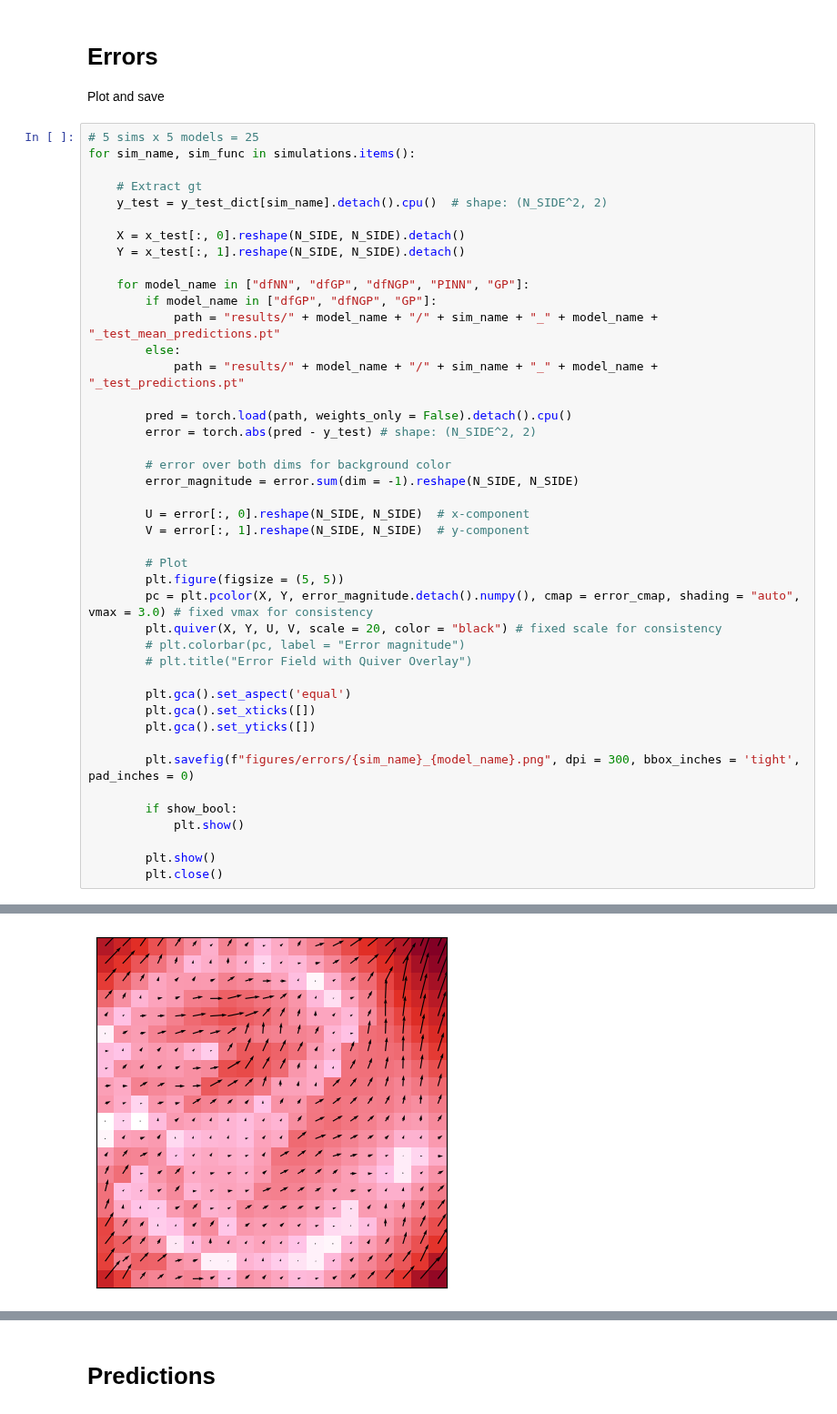
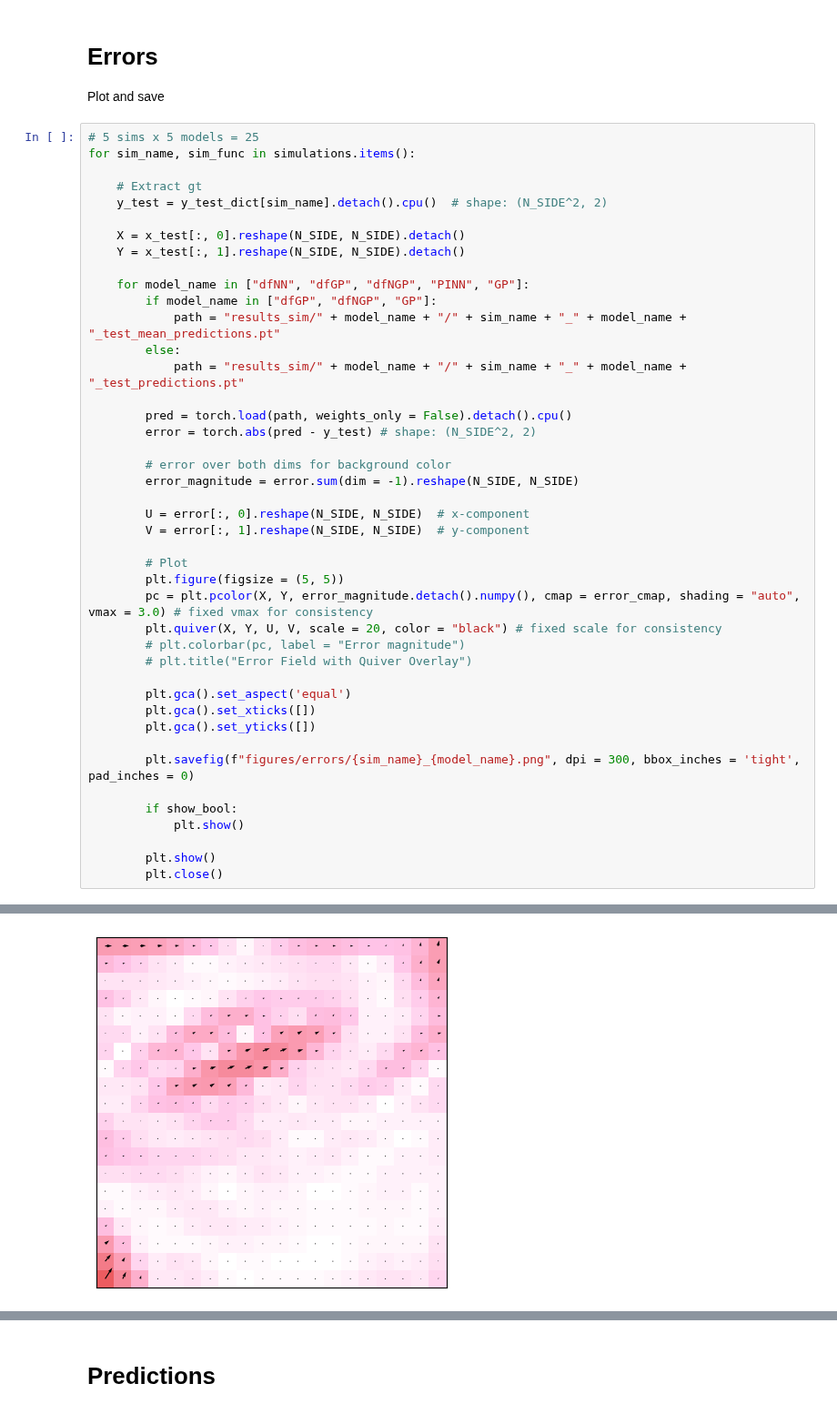
Before and after one commit to kimbente/ice_thickness, a Jupyter notebook: visualise_sim_tiles.ipynb, the cells around one changed output, grey strips where cells are left out. Shown at 91% size. Cells and saved outputs as stored; diff of their text form.

```diff
--- a/visualise_sim_tiles.ipynb
+++ b/visualise_sim_tiles.ipynb
@@ -251,9 +251,9 @@ for sim_name, sim_func in simulations.items():
 
     for model_name in ["dfNN", "dfGP", "dfNGP", "PINN", "GP"]:
         if model_name in ["dfGP", "dfNGP", "GP"]:
-            path = "results/" + model_name + "/" + sim_name + "_" + model_name + "_test_mean_predictions.pt"
+            path = "results_sim/" + model_name + "/" + sim_name + "_" + model_name + "_test_mean_predictions.pt"
         else:
-            path = "results/" + model_name + "/" + sim_name + "_" + model_name + "_test_predictions.pt"
+            path = "results_sim/" + model_name + "/" + sim_name + "_" + model_name + "_test_predictions.pt"
 
         pred = torch.load(path, weights_only = False).detach().cpu()
         error = torch.abs(pred - y_test) # shape: (N_SIDE^2, 2)
@@ -291 +291 @@ for sim_name, sim_func in simulations.items():
-[figure, old version]
+[figure, new version]
```
Also changed, not shown: parts of 6 cells of this notebook, 9 other files.
